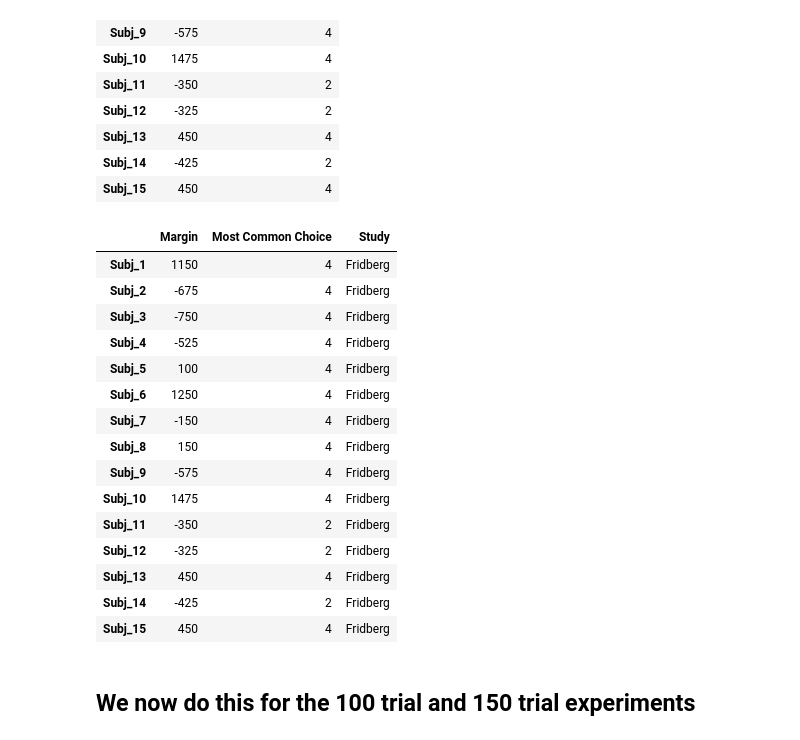
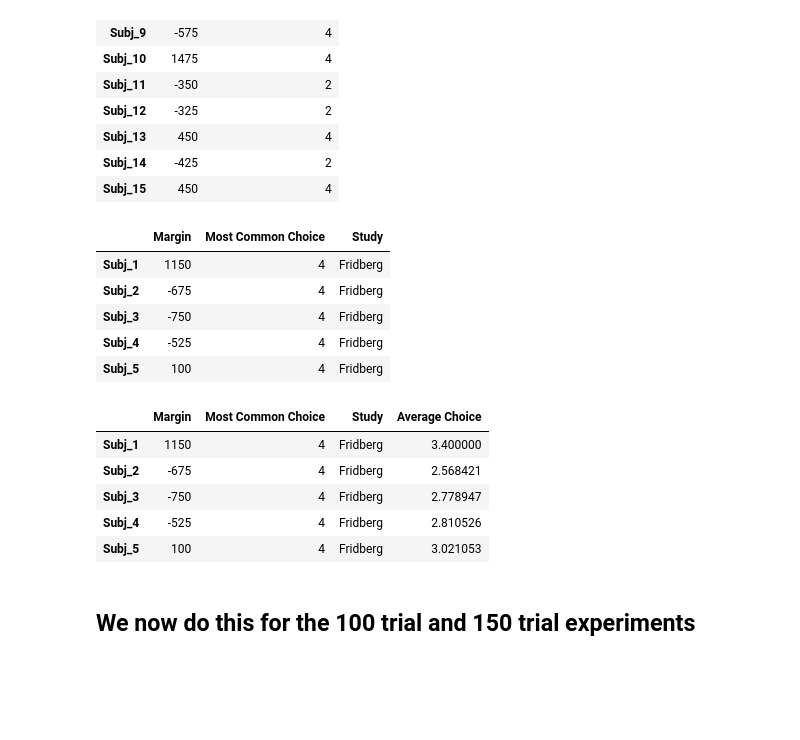
Before and after one commit to kiansweeney11/ca4015-assignment-1, a Jupyter notebook: _build/jupyter_execute/data-processing.ipynb, the cells around one changed output. Saved outputs shown, nothing was run; the diff lists cells and outputs as text; code cells hidden in the pictures; blank space fills up the shorter version.

```diff
--- a/_build/jupyter_execute/data-processing.ipynb
+++ b/_build/jupyter_execute/data-processing.ipynb
@@ -115,24 +115,27 @@ profit95df['Most Common Choice'] = mode95['Most Common Choice'].values
 | Subj_15 | 450 | 4 |
 # %%
 profit95df['Study'] = index95['Study'].values
-profit95df
+profit95df.head()
 # %% [output]
 |  | Margin | Most Common Choice | Study |
 | Subj_1 | 1150 | 4 | Fridberg |
 | Subj_2 | -675 | 4 | Fridberg |
 | Subj_3 | -750 | 4 | Fridberg |
 | Subj_4 | -525 | 4 | Fridberg |
 | Subj_5 | 100 | 4 | Fridberg |
-| Subj_6 | 1250 | 4 | Fridberg |
-| Subj_7 | -150 | 4 | Fridberg |
-| Subj_8 | 150 | 4 | Fridberg |
-| Subj_9 | -575 | 4 | Fridberg |
-| Subj_10 | 1475 | 4 | Fridberg |
-| Subj_11 | -350 | 2 | Fridberg |
-| Subj_12 | -325 | 2 | Fridberg |
-| Subj_13 | 450 | 4 | Fridberg |
-| Subj_14 | -425 | 2 | Fridberg |
-| Subj_15 | 450 | 4 | Fridberg |
+# %%
+mean95 = choice95.mean(axis=1)
+mean95df = pd.DataFrame(data=mean95)
+mean95df.rename(columns={0: 'Average Choice'}, inplace=True)
+profit95df['Average Choice'] = mean95df['Average Choice'].values
+profit95df.head()
+# %% [output]
+|  | Margin | Most Common Choice | Study | Average Choice |
+| Subj_1 | 1150 | 4 | Fridberg | 3.400000 |
+| Subj_2 | -675 | 4 | Fridberg | 2.568421 |
+| Subj_3 | -750 | 4 | Fridberg | 2.778947 |
+| Subj_4 | -525 | 4 | Fridberg | 2.810526 |
+| Subj_5 | 100 | 4 | Fridberg | 3.021053 |
 # %%
 profit95df.to_csv('Data/cleaned95.csv')
 # %% [markdown]
```
Also changed, not shown: parts of 3 cells of this notebook, 19 other files.
